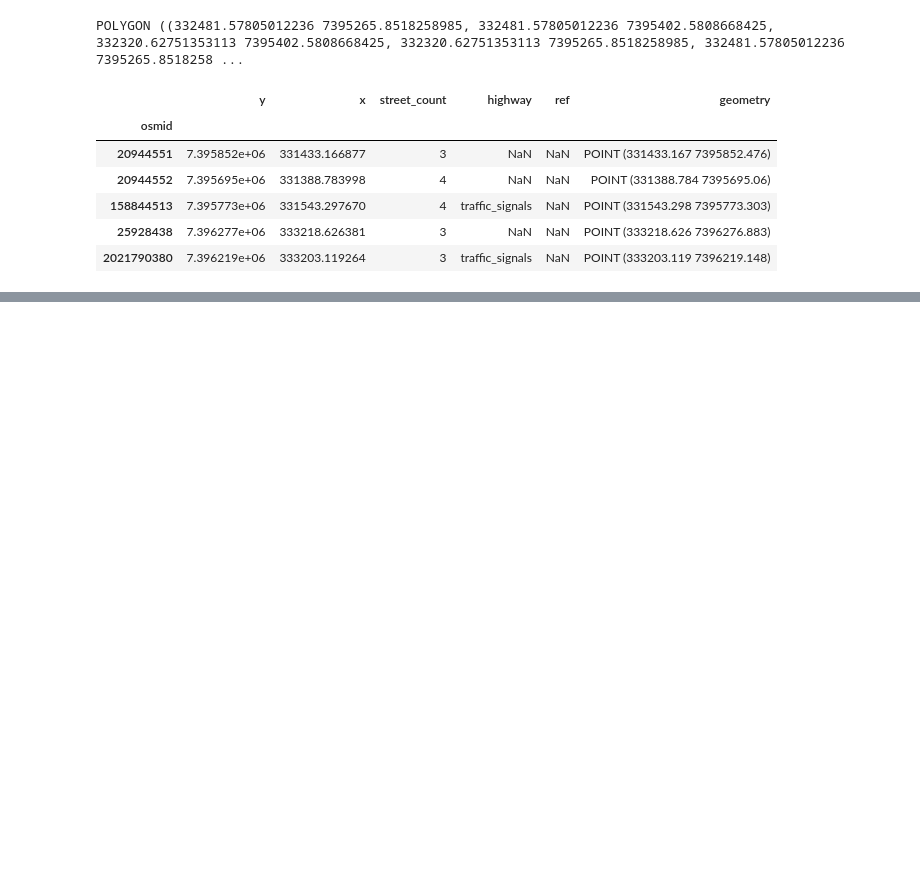
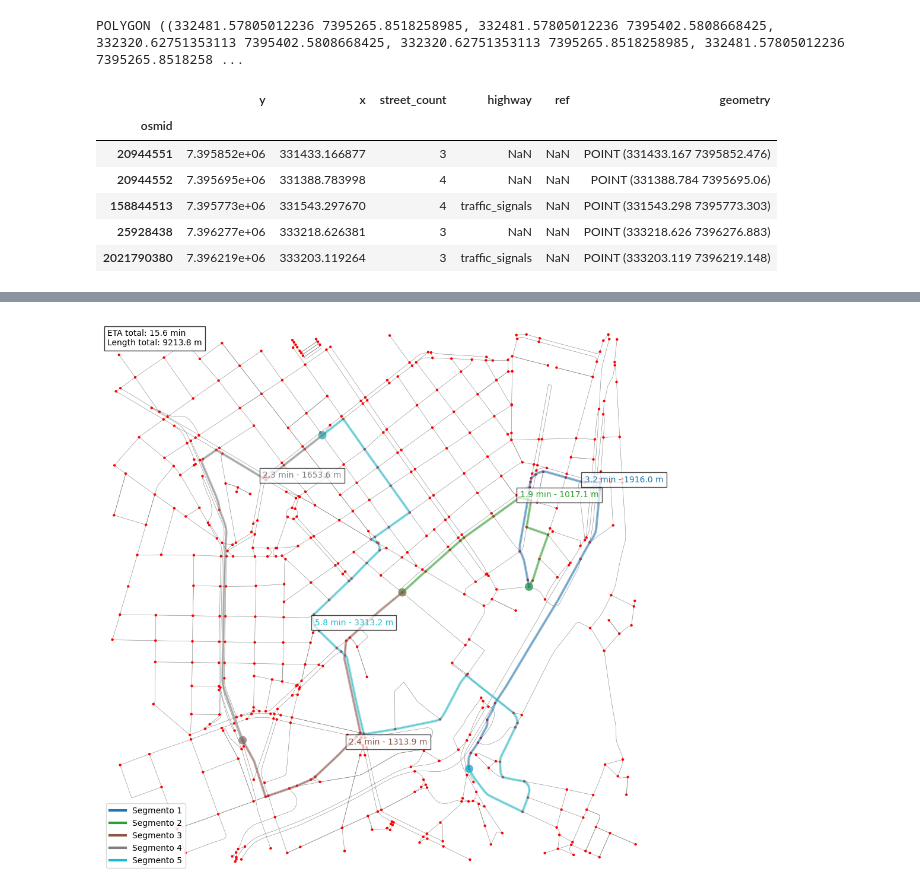
Before and after one commit to luizaaca/genetic_algorithm_tsp, a Jupyter notebook: osmnx_exploration.ipynb, the cells around one changed output, grey strips where cells are left out. Saved outputs shown, nothing was run; the diff lists cells and outputs as text; code cells hidden in the pictures; blank space fills up the shorter version.

```diff
--- a/osmnx_exploration.ipynb
+++ b/osmnx_exploration.ipynb
@@ -199,0 +225,12 @@ fig, ax = ox.plot_graph_route(graph_proj, route, bgcolor="white", node_size=10,
+# %%
+def path_weight_sum(graph, path, weight='length'):
+    total = 0
+    for u, v in zip(path[:-1], path[1:]):
+        edge_data = graph.get_edge_data(u, v)
+        if isinstance(edge_data, dict):
+            # Caso haja múltiplas arestas, pega a primeira
+            edge = list(edge_data.values())[0]
+        else:
+            edge = edge_data
+        total += edge.get(weight, 0)
+    return total
@@ -199,0 +287,4 @@ fig, ax = ox.plot_graph_route(graph_proj, route, bgcolor="white", node_size=10,
+# %%
+plot_route_with_eta(graph_proj, random_nodes, weight_function)
+# %% [output]
+[figure, added]
```
Also changed, not shown: parts of 6 cells of this notebook, 2 other files.
